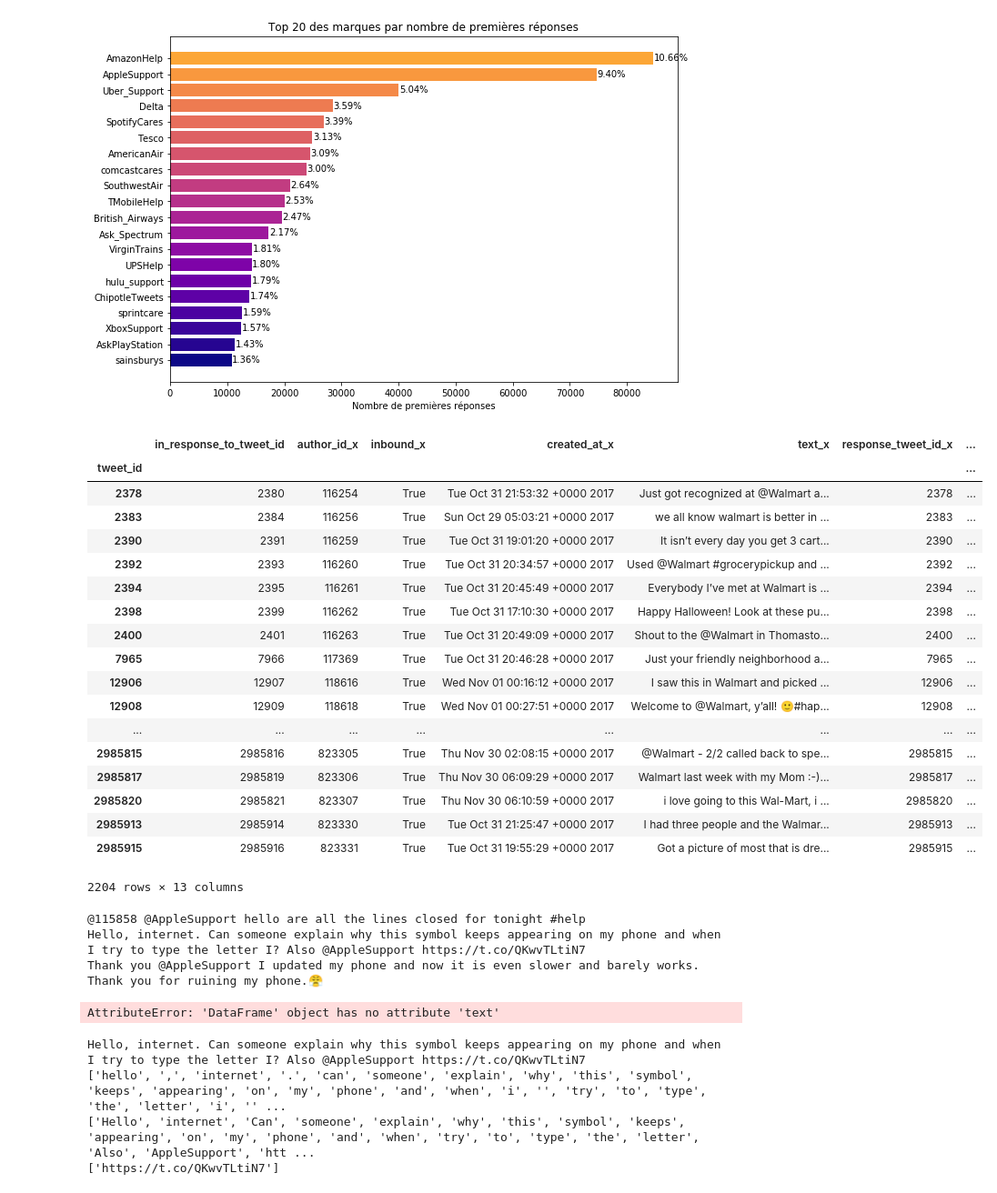
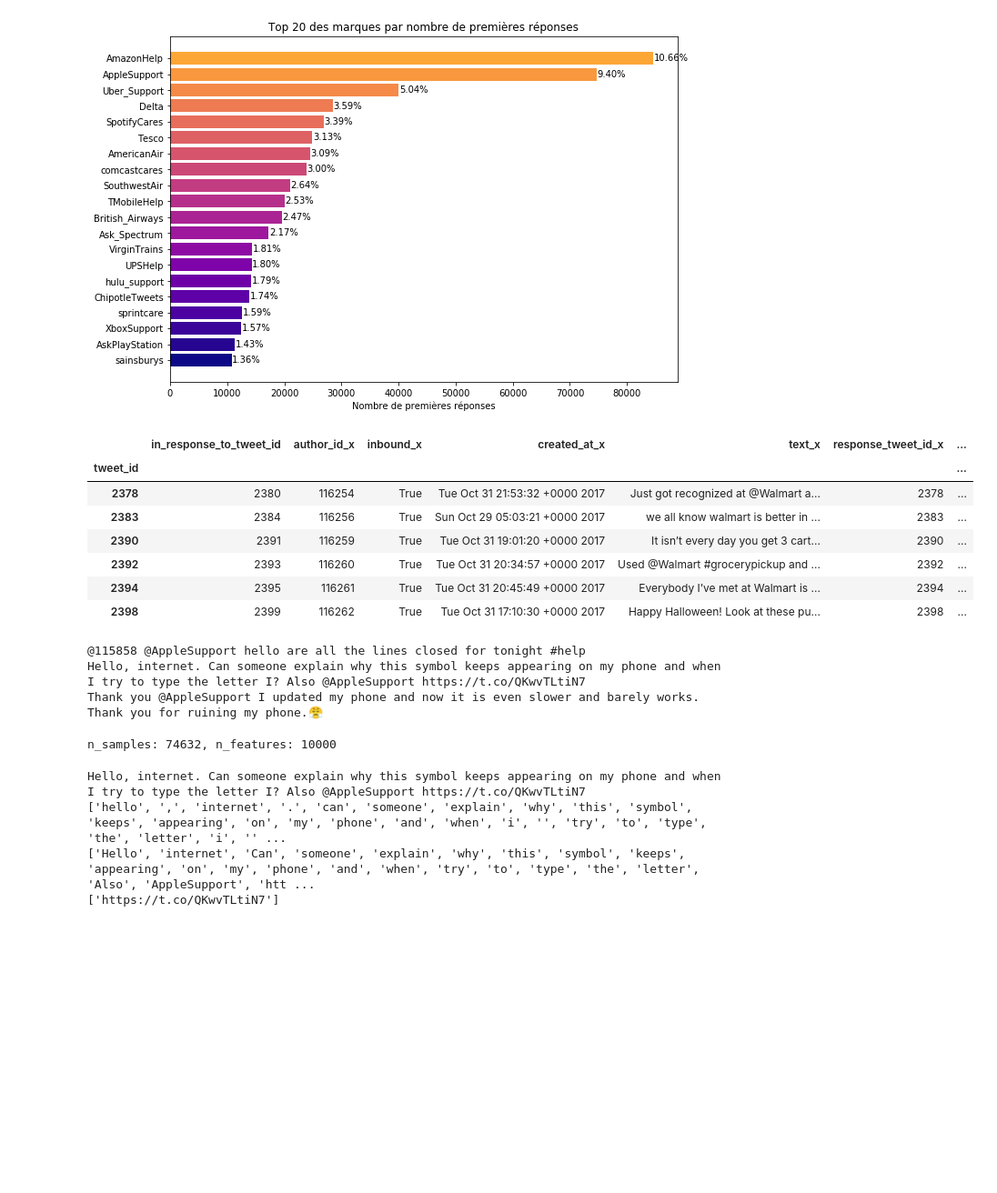
Before and after one commit to francoisserra/topic-modelling-tweets, a Jupyter notebook: tweets-topic-modelling.ipynb, the cells around one changed output. Shown: that part at 91% size. Cells and saved outputs as stored; diff of their text form; code cells hidden in the pictures; blank space fills up the shorter version.

```diff
--- a/tweets-topic-modelling.ipynb
+++ b/tweets-topic-modelling.ipynb
@@ -127,27 +116,16 @@ def all_initial_tweets_to(tweets, author_id):
     return tweets[(tweets.text.str.contains(author_id)) & (tweets.in_response_to_tweet_id.isnull())]
 # %%
 #all_initial_tweets_to(tweets,'@OfficeSupport')
-inbounds_and_outbounds[inbounds_and_outbounds.author_id_y=='Walmart']
+inbounds_and_outbounds[inbounds_and_outbounds.author_id_y=='Walmart'][:6]
 # %% [output]
 |  | in_response_to_tweet_id | author_id_x | inbound_x | created_at_x | text_x | response_tweet_id_x | ... |
 | tweet_id |  |  |  |  |  |  | ... |
 | 2378 | 2380 | 116254 | True | Tue Oct 31 21:53:32 +0000 2017 | Just got recognized at @Walmart a... | 2378 | ... |
 | 2383 | 2384 | 116256 | True | Sun Oct 29 05:03:21 +0000 2017 | we all know walmart is better in ... | 2383 | ... |
 | 2390 | 2391 | 116259 | True | Tue Oct 31 19:01:20 +0000 2017 | It isn’t every day you get 3 cart... | 2390 | ... |
 | 2392 | 2393 | 116260 | True | Tue Oct 31 20:34:57 +0000 2017 | Used @Walmart #grocerypickup and ... | 2392 | ... |
 | 2394 | 2395 | 116261 | True | Tue Oct 31 20:45:49 +0000 2017 | Everybody I’ve met at Walmart is ... | 2394 | ... |
 | 2398 | 2399 | 116262 | True | Tue Oct 31 17:10:30 +0000 2017 | Happy Halloween! Look at these pu... | 2398 | ... |
-| 2400 | 2401 | 116263 | True | Tue Oct 31 20:49:09 +0000 2017 | Shout to the @Walmart in Thomasto... | 2400 | ... |
-| 7965 | 7966 | 117369 | True | Tue Oct 31 20:46:28 +0000 2017 | Just your friendly neighborhood a... | 7965 | ... |
-| 12906 | 12907 | 118616 | True | Wed Nov 01 00:16:12 +0000 2017 | I saw this in Walmart and picked ... | 12906 | ... |
-| 12908 | 12909 | 118618 | True | Wed Nov 01 00:27:51 +0000 2017 | Welcome to @Walmart, y’all! 🙂#hap... | 12908 | ... |
-| ... | ... | ... | ... | ... | ... | ... | ... |
-| 2985815 | 2985816 | 823305 | True | Thu Nov 30 02:08:15 +0000 2017 | @Walmart - 2/2 called back to spe... | 2985815 | ... |
-| 2985817 | 2985819 | 823306 | True | Thu Nov 30 06:09:29 +0000 2017 | Walmart last week with my Mom :-)... | 2985817 | ... |
-| 2985820 | 2985821 | 823307 | True | Thu Nov 30 06:10:59 +0000 2017 | i love going to this Wal-Mart, i ... | 2985820 | ... |
-| 2985913 | 2985914 | 823330 | True | Tue Oct 31 21:25:47 +0000 2017 | I had three people and the Walmar... | 2985913 | ... |
-| 2985915 | 2985916 | 823331 | True | Tue Oct 31 19:55:29 +0000 2017 | Got a picture of most that is dre... | 2985915 | ... |
-2204 rows × 13 columns
 # %%
 #tutu = all_tweets_to(tweets,'@Walmart')
 #tweets[(tweets.text.str.contains('@Walmart')) & (tweets.in_response_to_tweet_id.isnull())].text.count()
@@ -186,8 +164,8 @@ def preprocess_tweet(tweet):
     return tweet
 
 vectorizer = TfidfVectorizer(max_df=0.95, min_df=2, max_features=10000,stop_words='english', tokenizer=None, preprocessor=preprocess_tweet)
-X = vectorizer.fit_transform(apple.text)
+X = vectorizer.fit_transform(apple.text_x)
 print("n_samples: %d, n_features: %d" % X.shape)
 # %% [output]
-AttributeError: 'DataFrame' object has no attribute 'text'
+n_samples: 74632, n_features: 10000
 # %%
```
Also changed, not shown: parts of 6 cells of this notebook, 1 other file.
